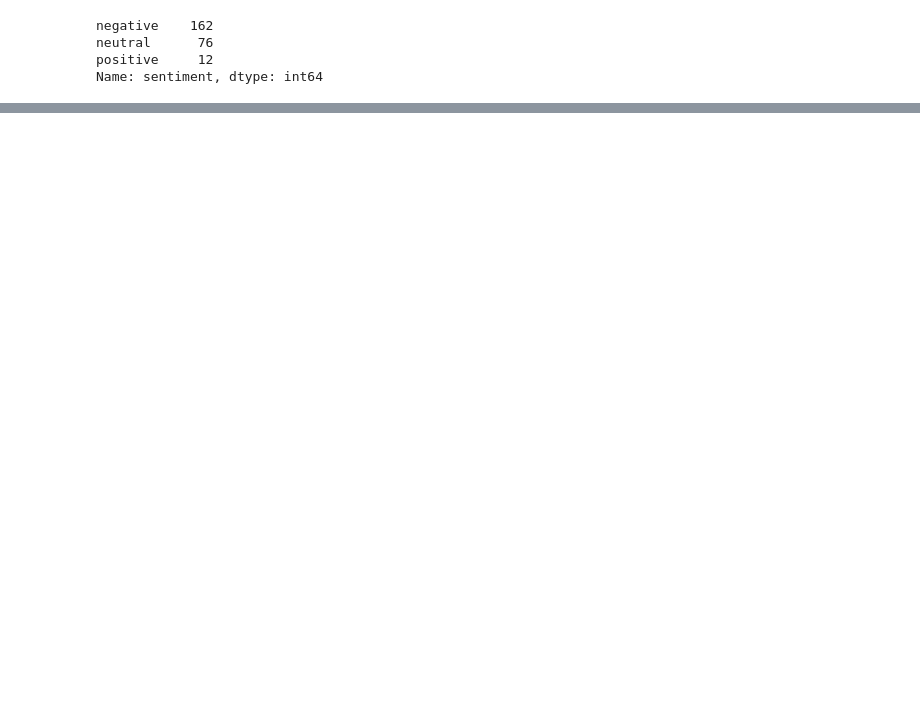
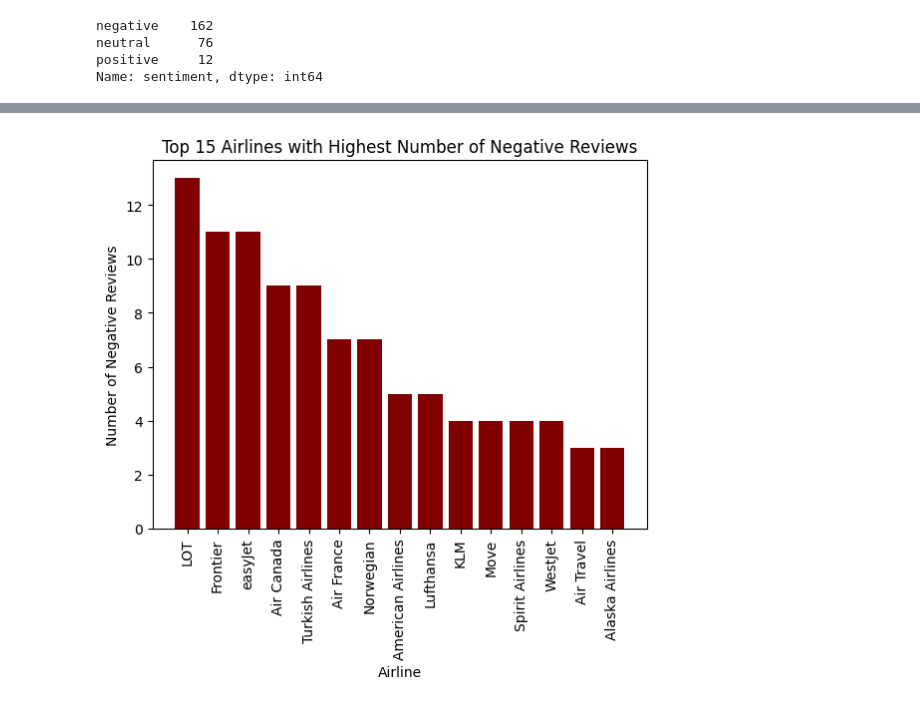
Before and after one commit to tumi59/twitter_airline_sentiments, a Jupyter notebook: twitter_sent.ipynb, the cells around one changed output, grey strips where cells are left out. Drawn from its saved outputs; the diff is of its cells as text; code cells hidden in the pictures; blank space fills up the shorter version.

```diff
--- a/twitter_sent.ipynb
+++ b/twitter_sent.ipynb
@@ -111,0 +146,16 @@ Name: airline, Length: 71, dtype: int64
+# %%
+# Displaying airlines with highest number of negative sentiments
+negative_df = airlines[airlines['sentiment'] == 'negative']
+negative_sentiment_counts = negative_df.groupby('airline').size().reset_index(name='Negative_Count')
+top_15_negative_airlines = negative_sentiment_counts.nlargest(15, 'Negative_Count')
+plt.bar(top_15_negative_airlines['airline'], top_15_negative_airlines['Negative_Count'], color='#800000')
+
+plt.xlabel('Airline')
+plt.ylabel('Number of Negative Reviews')
+plt.title('Top 15 Airlines with Highest Number of Negative Reviews')
+plt.xticks(rotation=90)
+
+
+plt.show()
+# %% [output]
+[figure, added]
```
Also changed, not shown: parts of 16 cells of this notebook.
